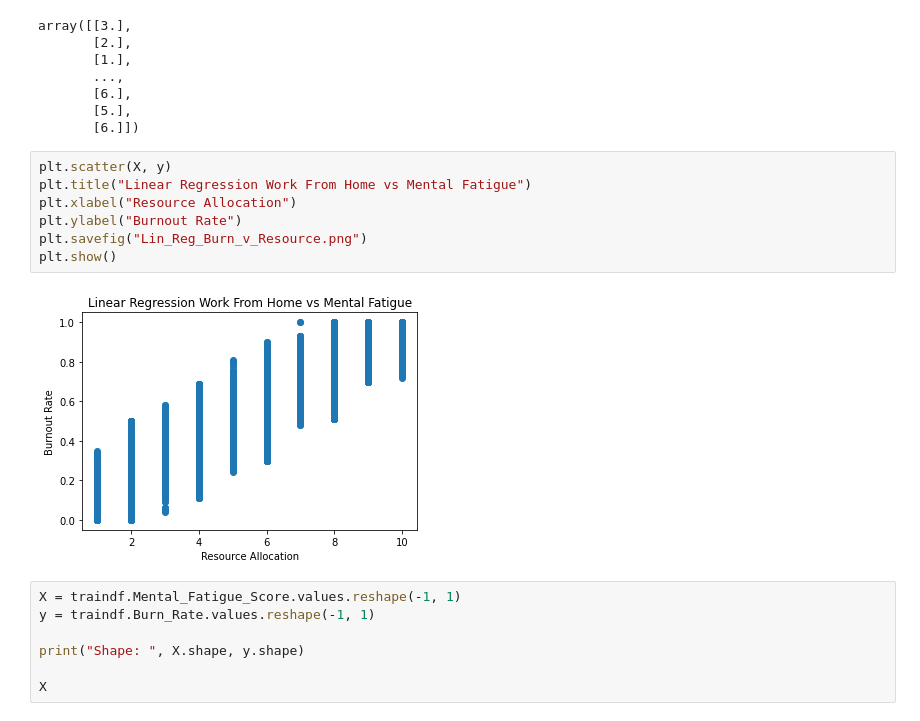
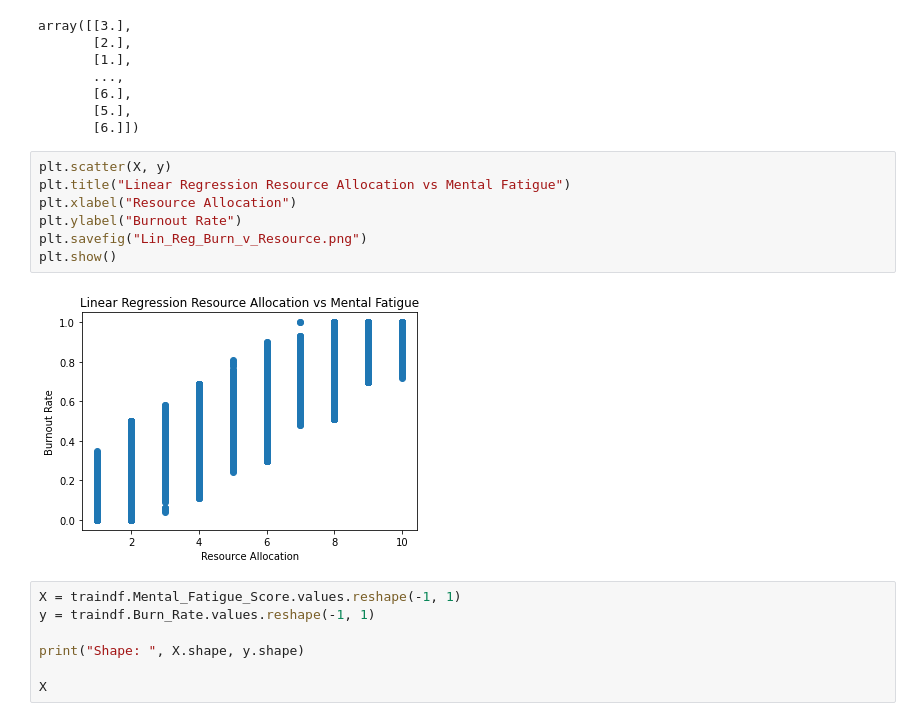
Before and after one commit to drsharice/Final-Project, a Jupyter notebook: samori/Model.ipynb, the cells around one changed output. Drawn from its saved outputs; the diff is of its cells as text.

```diff
--- a/samori/Model.ipynb
+++ b/samori/Model.ipynb
@@ -224,13 +224,13 @@ array([[3.],
        [6.]])
 # %%
 plt.scatter(X, y)
-plt.title("Linear Regression Work From Home vs Mental Fatigue")
+plt.title("Linear Regression Resource Allocation vs Mental Fatigue")
 plt.xlabel("Resource Allocation")
 plt.ylabel("Burnout Rate")
 plt.savefig("Lin_Reg_Burn_v_Resource.png")
 plt.show()
 # %% [output]
-[figure, old version]
+[figure, new version]
 # %%
 X = traindf.Mental_Fatigue_Score.values.reshape(-1, 1)
 y = traindf.Burn_Rate.values.reshape(-1, 1)
```
Also changed, not shown: 2 other files.
